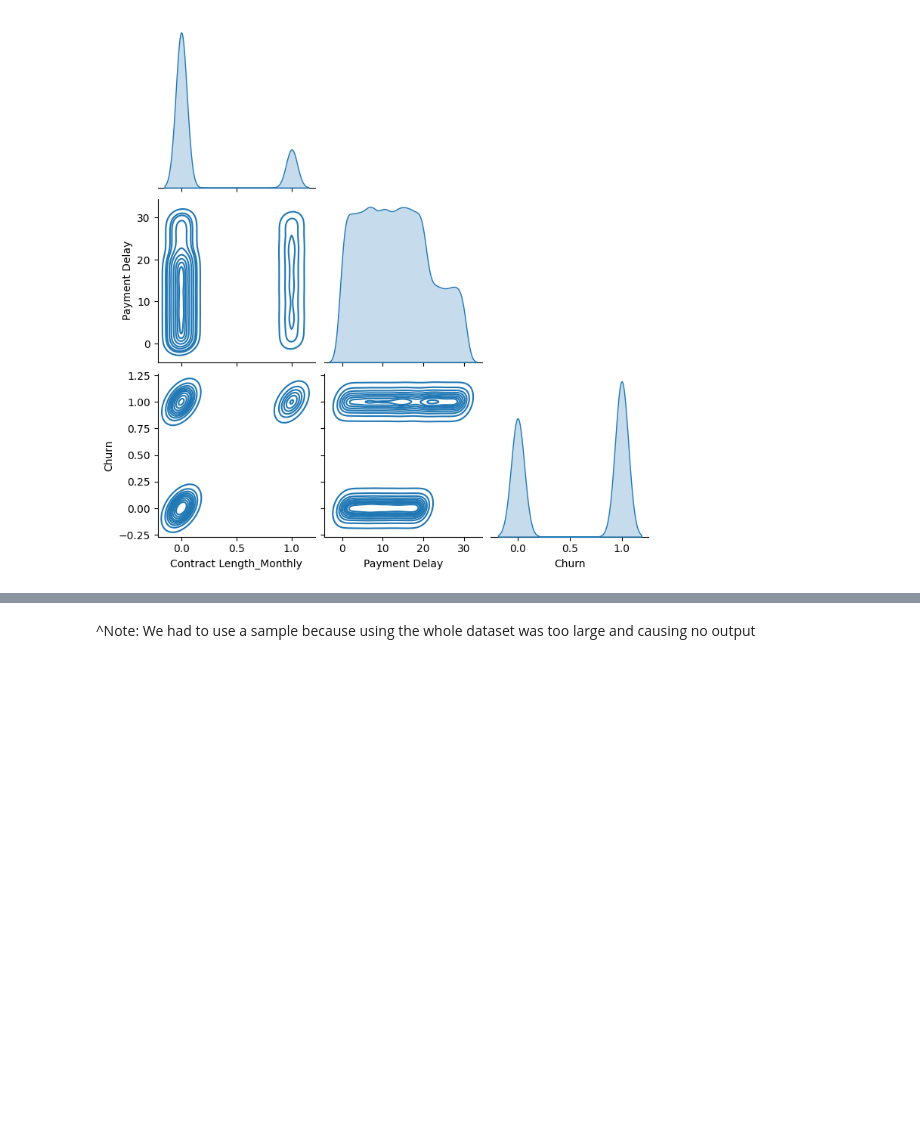
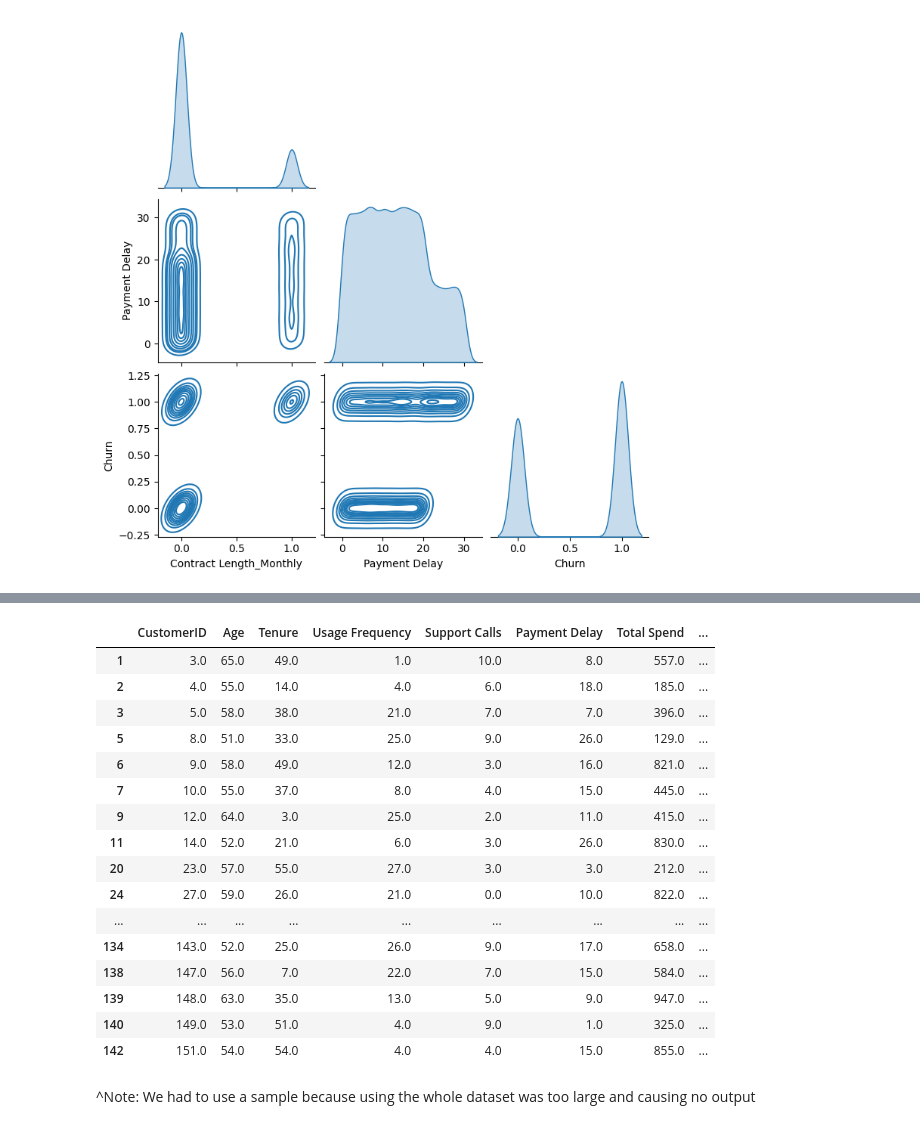
Before and after one commit to jkyc38/teammastercard, a Jupyter notebook: MasterCard_CustomerChurnPrediction.ipynb, the cells around one changed output, grey strips where cells are left out. Cells and saved outputs as stored; diff of their text form; code cells hidden in the pictures; blank space fills up the shorter version.

```diff
--- a/MasterCard_CustomerChurnPrediction.ipynb
+++ b/MasterCard_CustomerChurnPrediction.ipynb
@@ -301,3 +301,23 @@ array([[<Axes: title={'center': 'Churn'}>]], dtype=object)
+# %%
+df[df['Age']>50].head(50)
+# %% [output]
+|  | CustomerID | Age | Tenure | Usage Frequency | Support Calls | Payment Delay | Total Spend | ... |
+| 1 | 3.0 | 65.0 | 49.0 | 1.0 | 10.0 | 8.0 | 557.0 | ... |
+| 2 | 4.0 | 55.0 | 14.0 | 4.0 | 6.0 | 18.0 | 185.0 | ... |
+| 3 | 5.0 | 58.0 | 38.0 | 21.0 | 7.0 | 7.0 | 396.0 | ... |
+| 5 | 8.0 | 51.0 | 33.0 | 25.0 | 9.0 | 26.0 | 129.0 | ... |
+| 6 | 9.0 | 58.0 | 49.0 | 12.0 | 3.0 | 16.0 | 821.0 | ... |
+| 7 | 10.0 | 55.0 | 37.0 | 8.0 | 4.0 | 15.0 | 445.0 | ... |
+| 9 | 12.0 | 64.0 | 3.0 | 25.0 | 2.0 | 11.0 | 415.0 | ... |
+| 11 | 14.0 | 52.0 | 21.0 | 6.0 | 3.0 | 26.0 | 830.0 | ... |
+| 20 | 23.0 | 57.0 | 55.0 | 27.0 | 3.0 | 3.0 | 212.0 | ... |
+| 24 | 27.0 | 59.0 | 26.0 | 21.0 | 0.0 | 10.0 | 822.0 | ... |
+| ... | ... | ... | ... | ... | ... | ... | ... | ... |
+| 134 | 143.0 | 52.0 | 25.0 | 26.0 | 9.0 | 17.0 | 658.0 | ... |
+| 138 | 147.0 | 56.0 | 7.0 | 22.0 | 7.0 | 15.0 | 584.0 | ... |
+| 139 | 148.0 | 63.0 | 35.0 | 13.0 | 5.0 | 9.0 | 947.0 | ... |
+| 140 | 149.0 | 53.0 | 51.0 | 4.0 | 9.0 | 1.0 | 325.0 | ... |
+| 142 | 151.0 | 54.0 | 54.0 | 4.0 | 4.0 | 15.0 | 855.0 | ... |
 # %% [markdown]
 ^Note: We had to use a sample because using the whole dataset was too large and causing no output
 # %%
```
Also changed, not shown: parts of 1 cell of this notebook, 1 other file.
